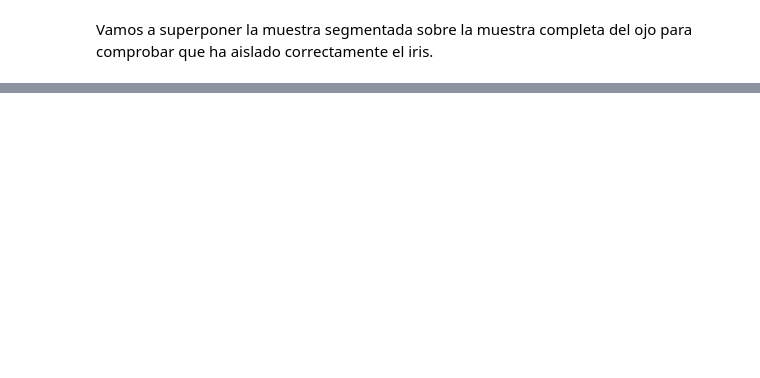
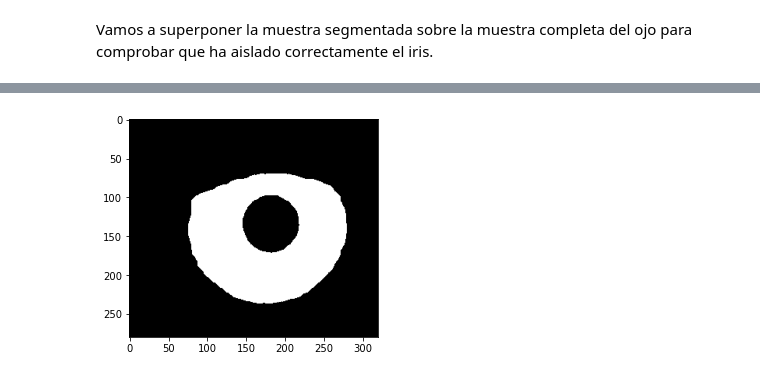
Before and after one commit to dbo1001/UBU-TFG-iris_classifier, a Jupyter notebook: notebooks/#5 Red U-Net.ipynb, the cells around one changed output, grey strips where cells are left out. Drawn from its saved outputs; the diff is of its cells as text; code cells hidden in the pictures; blank space fills up the shorter version.

```diff
--- a/notebooks/#5 Red U-Net.ipynb
+++ b/notebooks/#5 Red U-Net.ipynb
@@ -156,0 +195,6 @@ Vamos a superponer la muestra segmentada sobre la muestra completa del ojo para
+# %%
+(thresh, binRed) = cv2.threshold(opening, 128, 255, cv2.THRESH_BINARY) # se binariza nuevamente
+cv2.imwrite("CASIA_Segmented_v2"+ os.sep + "001_1_1.bmp", binRed)# guardamos muestra
+plt.imshow(binRed,cmap='gray');
+# %% [output]
+[figure, added]
```
Also changed, not shown: parts of 13 cells of this notebook.
